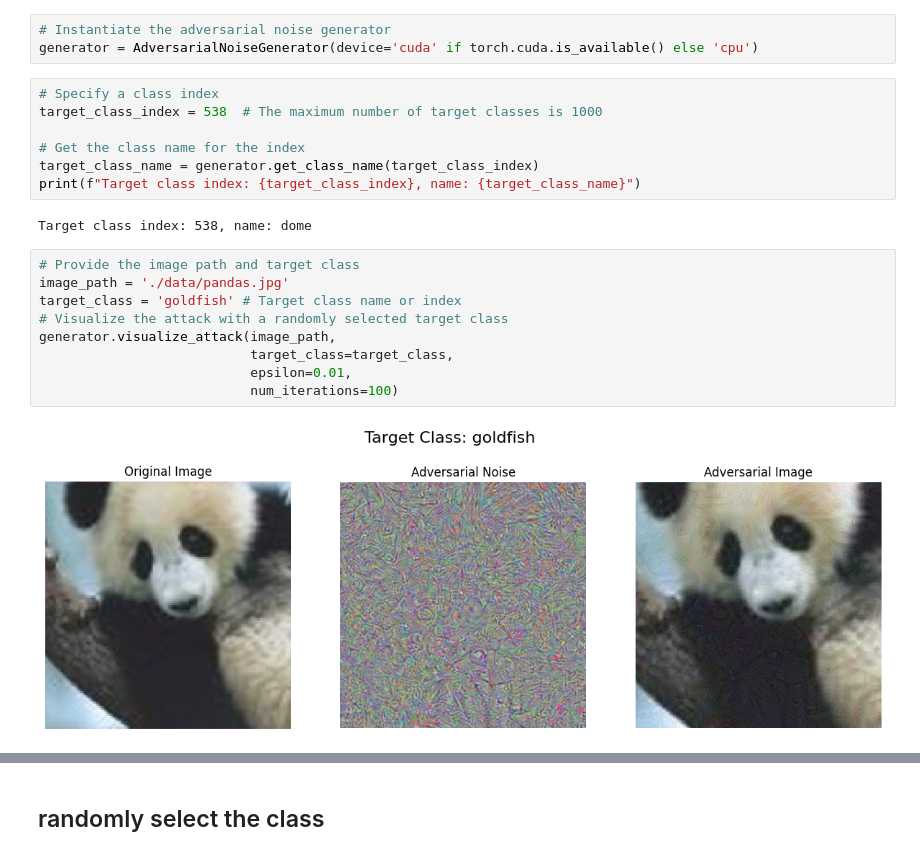
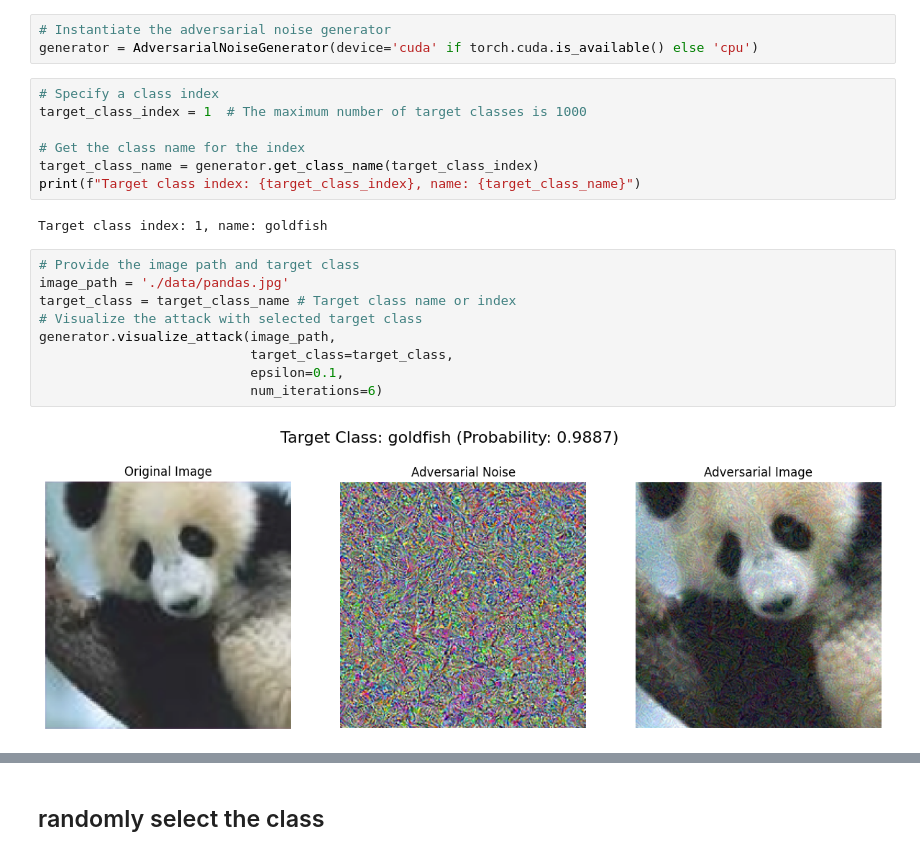
Before and after one commit to WeiyingZhao/Adversarial-Noise-Generation, a Jupyter notebook: main_test.ipynb, the cells around one changed output, grey strips where cells are left out. Drawn from its saved outputs; the diff is of its cells as text.

```diff
--- a/main_test.ipynb
+++ b/main_test.ipynb
@@ -9,21 +9,21 @@ from app import AdversarialNoiseGenerator
 generator = AdversarialNoiseGenerator(device='cuda' if torch.cuda.is_available() else 'cpu')
 # %%
 # Specify a class index
-target_class_index = 538  # The maximum number of target classes is 1000
+target_class_index = 1  # The maximum number of target classes is 1000
 
 # Get the class name for the index
 target_class_name = generator.get_class_name(target_class_index)
 print(f"Target class index: {target_class_index}, name: {target_class_name}")
 # %% [output]
-Target class index: 538, name: dome
+Target class index: 1, name: goldfish
 # %%
 # Provide the image path and target class
 image_path = './data/pandas.jpg'
-target_class = 'goldfish' # Target class name or index
-# Visualize the attack with a randomly selected target class
+target_class = target_class_name # Target class name or index
+# Visualize the attack with selected target class
 generator.visualize_attack(image_path,
                            target_class=target_class,
-                           epsilon=0.01,
-                           num_iterations=100)
+                           epsilon=0.1,
+                           num_iterations=6)
 # %% [output]
-[figure, old version]
+[figure, new version]
```
Also changed, not shown: parts of 5 cells of this notebook, 2 other files.
